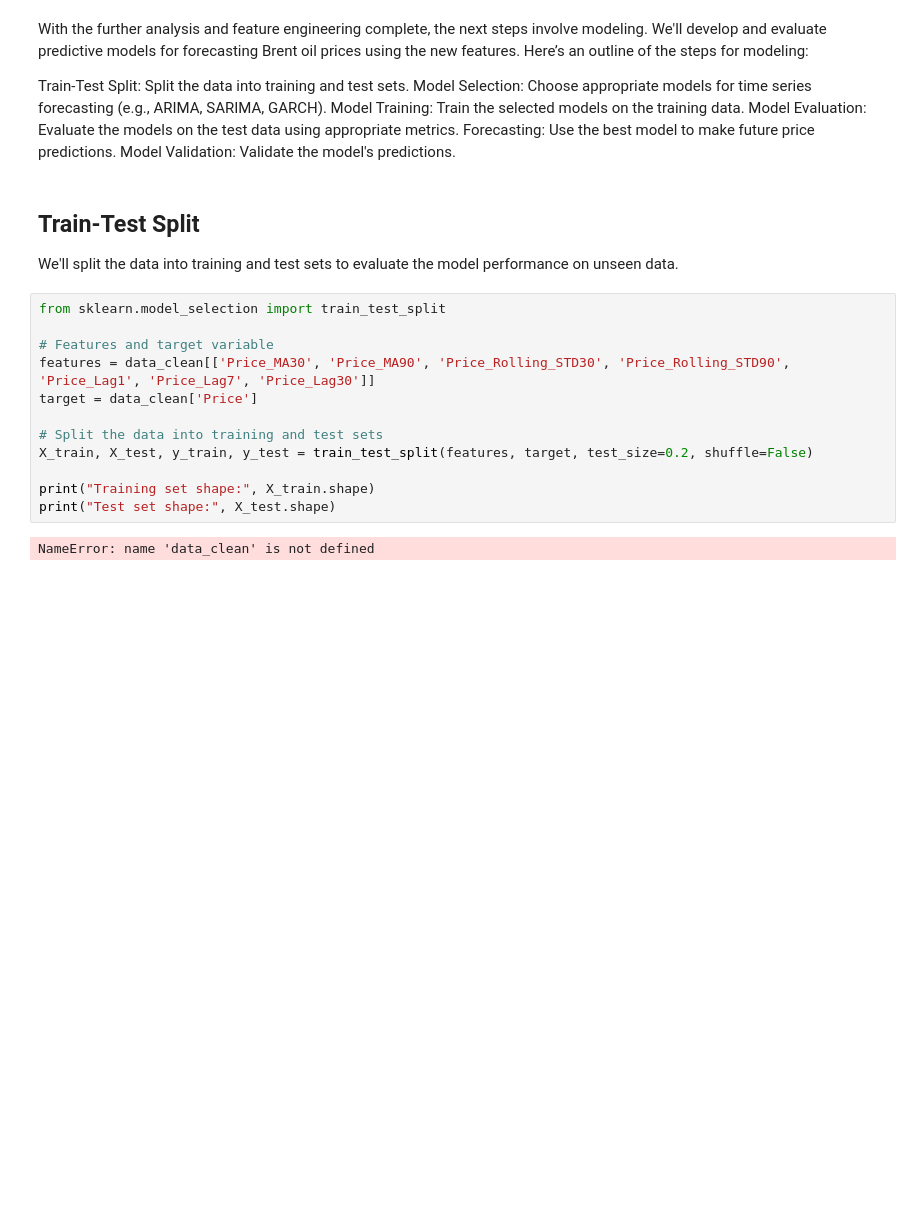
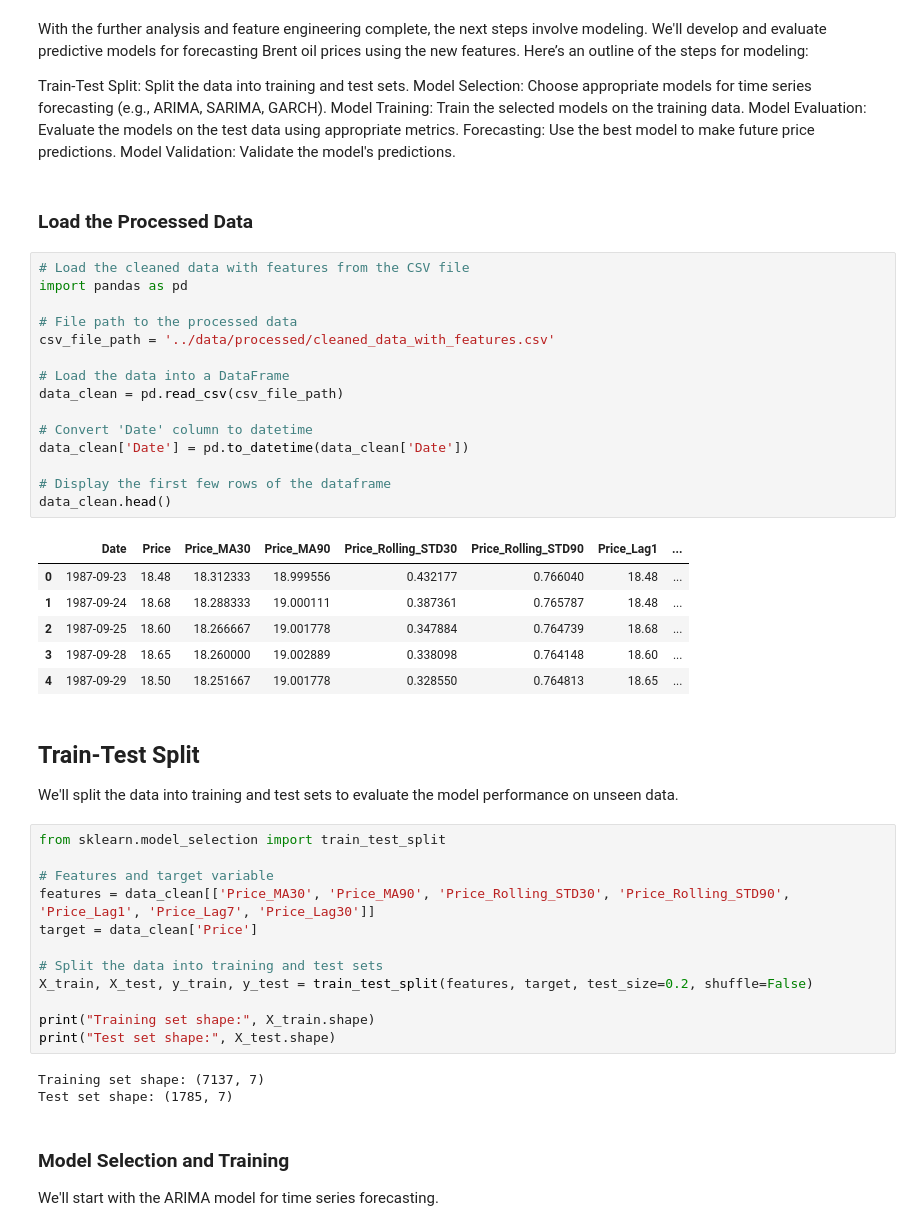
Before and after one commit to matidesalegn/brent-oil-analysis, a Jupyter notebook: notebooks/02_model_building.ipynb, the cells around one changed output. Saved outputs shown, nothing was run; the diff lists cells and outputs as text; blank space fills up the shorter version.

```diff
--- a/notebooks/02_model_building.ipynb
+++ b/notebooks/02_model_building.ipynb
@@ -9,6 +9,30 @@ Model Training: Train the selected models on the training data.
 Model Evaluation: Evaluate the models on the test data using appropriate metrics.
 Forecasting: Use the best model to make future price predictions.
 Model Validation: Validate the model's predictions.
+# %% [markdown]
+### Load the Processed Data
+# %%
+# Load the cleaned data with features from the CSV file
+import pandas as pd
+
+# File path to the processed data
+csv_file_path = '../data/processed/cleaned_data_with_features.csv'
+
+# Load the data into a DataFrame
+data_clean = pd.read_csv(csv_file_path)
+
+# Convert 'Date' column to datetime
+data_clean['Date'] = pd.to_datetime(data_clean['Date'])
+
+# Display the first few rows of the dataframe
+data_clean.head()
+# %% [output]
+|  | Date | Price | Price_MA30 | Price_MA90 | Price_Rolling_STD30 | Price_Rolling_STD90 | Price_Lag1 | ... |
+| 0 | 1987-09-23 | 18.48 | 18.312333 | 18.999556 | 0.432177 | 0.766040 | 18.48 | ... |
+| 1 | 1987-09-24 | 18.68 | 18.288333 | 19.000111 | 0.387361 | 0.765787 | 18.48 | ... |
+| 2 | 1987-09-25 | 18.60 | 18.266667 | 19.001778 | 0.347884 | 0.764739 | 18.68 | ... |
+| 3 | 1987-09-28 | 18.65 | 18.260000 | 19.002889 | 0.338098 | 0.764148 | 18.60 | ... |
+| 4 | 1987-09-29 | 18.50 | 18.251667 | 19.001778 | 0.328550 | 0.764813 | 18.65 | ... |
 # %% [markdown]
 ## Train-Test Split
 We'll split the data into training and test sets to evaluate the model performance on unseen data.
@@ -25,4 +49,8 @@ X_train, X_test, y_train, y_test = train_test_split(features, target, test_size=
 print("Training set shape:", X_train.shape)
 print("Test set shape:", X_test.shape)
 # %% [output]
-NameError: name 'data_clean' is not defined
+Training set shape: (7137, 7)
+Test set shape: (1785, 7)
+# %% [markdown]
+### Model Selection and Training
+We'll start with the ARIMA model for time series forecasting.
```
Also changed, not shown: parts of 3 cells of this notebook, 3 other files.
